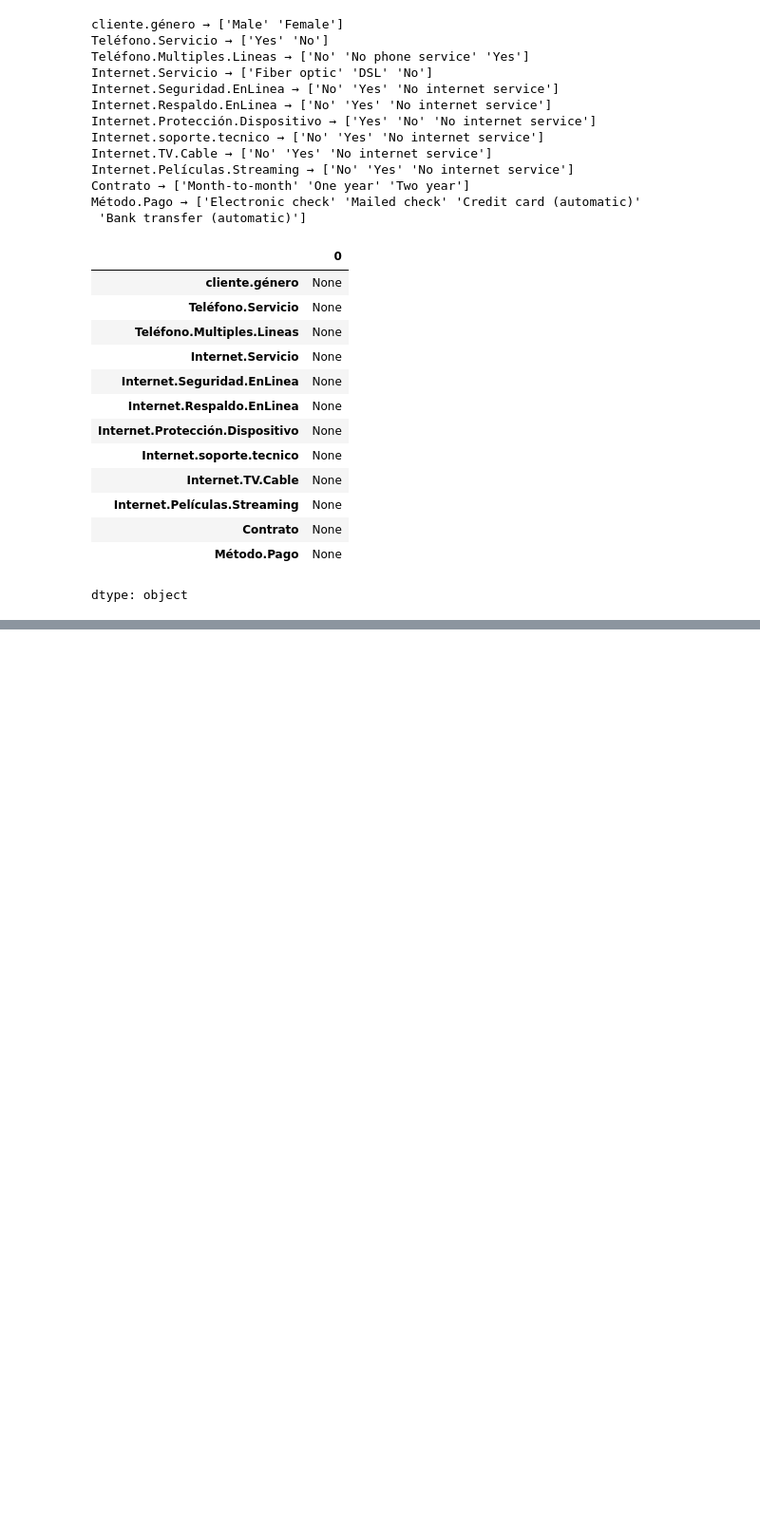
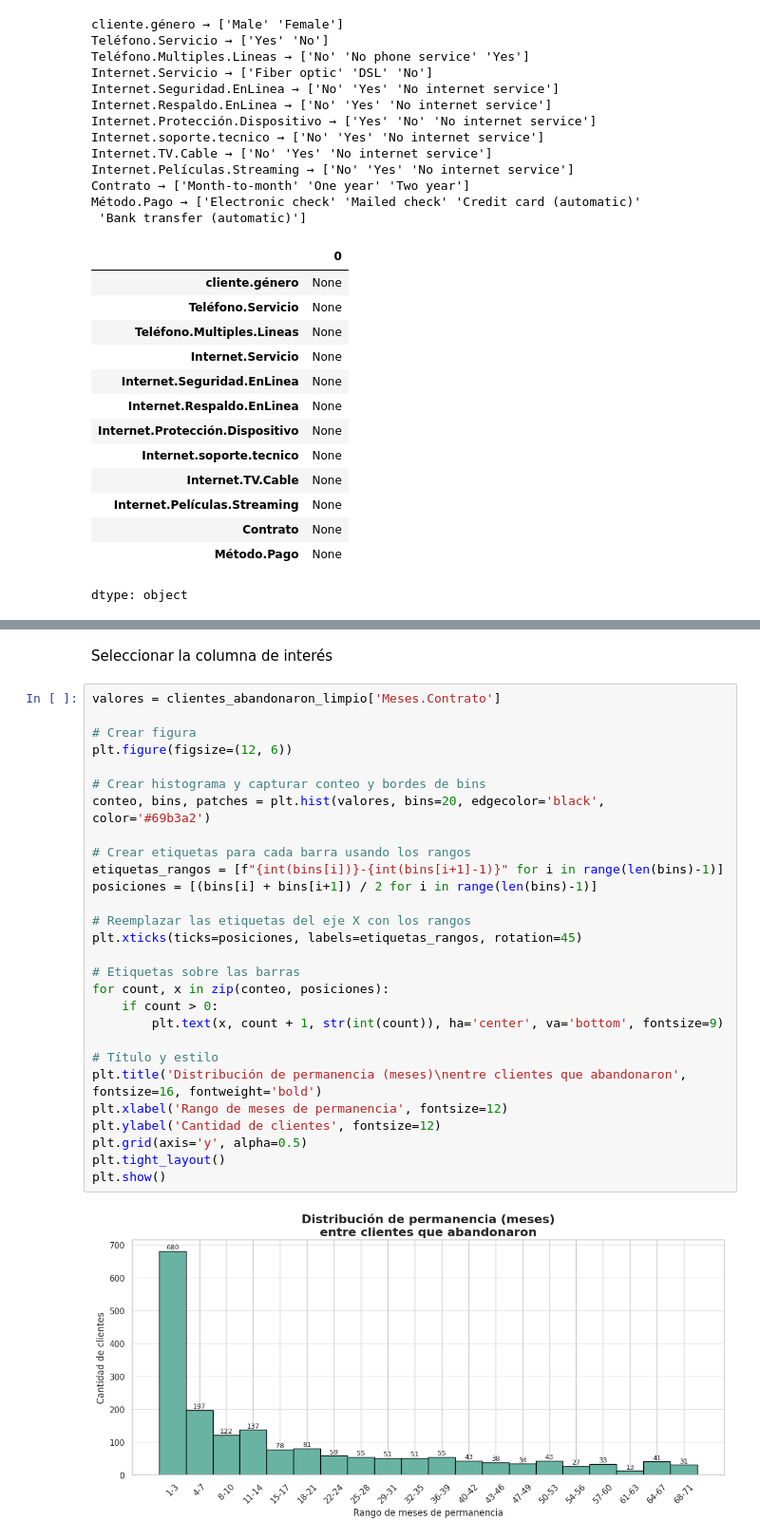
Before and after one commit to Lexx4nder/challenge2-data-science-LATAM, a Jupyter notebook: Challenge_2_Data_Science_|_TELECOM_X.ipynb, the cells around one changed output, grey strips where cells are left out. Shown at 95% size. Saved outputs shown, nothing was run; the diff lists cells and outputs as text; blank space fills up the shorter version.

```diff
--- a/Challenge_2_Data_Science_|_TELECOM_X.ipynb
+++ b/Challenge_2_Data_Science_|_TELECOM_X.ipynb
@@ -452,0 +659,32 @@ display(clientes_abandono.head())
+# %% [markdown]
+Seleccionar la columna de interés
+# %%
+valores = clientes_abandonaron_limpio['Meses.Contrato']
+
+# Crear figura
+plt.figure(figsize=(12, 6))
+
+# Crear histograma y capturar conteo y bordes de bins
+conteo, bins, patches = plt.hist(valores, bins=20, edgecolor='black', color='#69b3a2')
+
+# Crear etiquetas para cada barra usando los rangos
+etiquetas_rangos = [f"{int(bins[i])}-{int(bins[i+1]-1)}" for i in range(len(bins)-1)]
+posiciones = [(bins[i] + bins[i+1]) / 2 for i in range(len(bins)-1)]
+
+# Reemplazar las etiquetas del eje X con los rangos
+plt.xticks(ticks=posiciones, labels=etiquetas_rangos, rotation=45)
+
+# Etiquetas sobre las barras
+for count, x in zip(conteo, posiciones):
+    if count > 0:
+        plt.text(x, count + 1, str(int(count)), ha='center', va='bottom', fontsize=9)
+
+# Título y estilo
+plt.title('Distribución de permanencia (meses)\nentre clientes que abandonaron', fontsize=16, fontweight='bold')
+plt.xlabel('Rango de meses de permanencia', fontsize=12)
+plt.ylabel('Cantidad de clientes', fontsize=12)
+plt.grid(axis='y', alpha=0.5)
+plt.tight_layout()
+plt.show()
+# %% [output]
+[figure, added]
```
Also changed, not shown: parts of 24 cells of this notebook.
